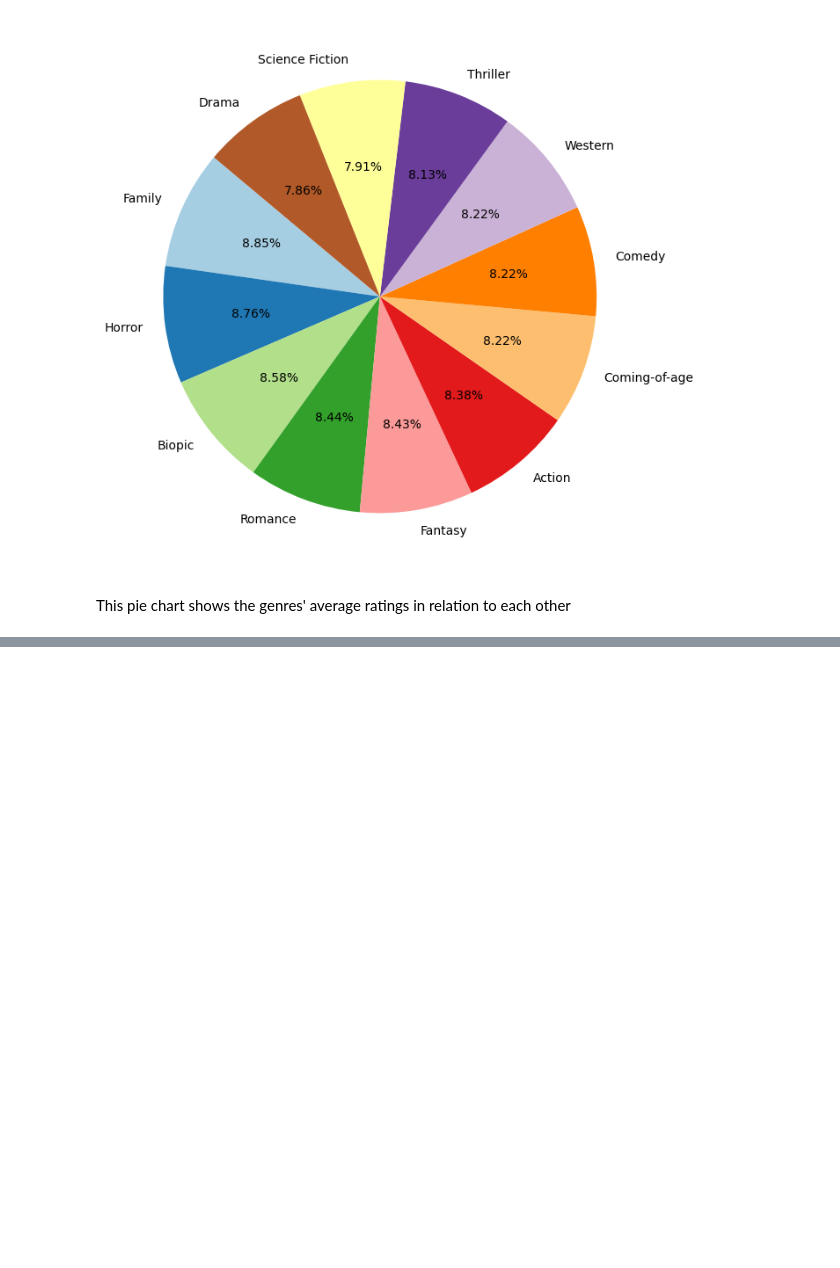
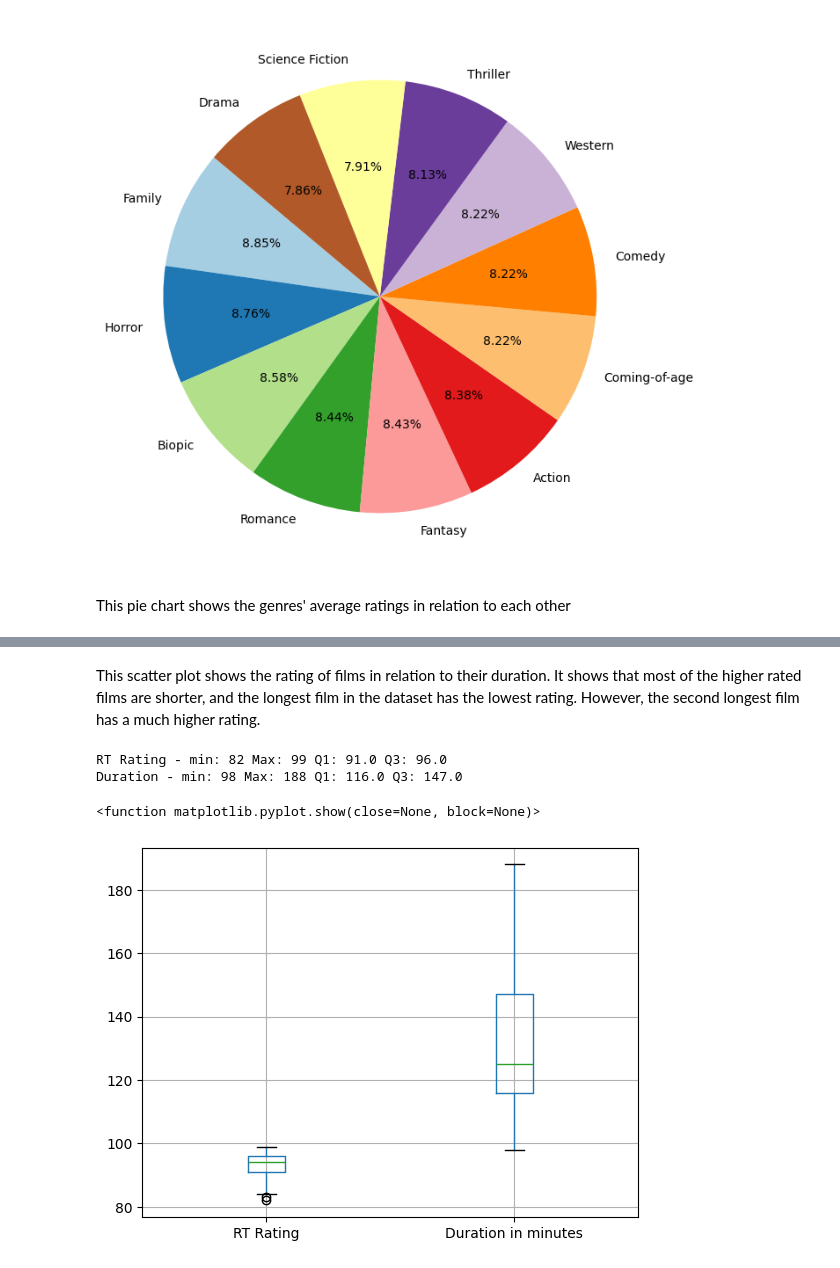
Before and after one commit to veinjarv/dt-2025-data-visualisation, a Jupyter notebook: notebooks/Assignment/film_analysis.ipynb, the cells around one changed output, grey strips where cells are left out. Saved outputs shown, nothing was run; the diff lists cells and outputs as text; code cells hidden in the pictures; blank space fills up the shorter version.

```diff
--- a/notebooks/Assignment/film_analysis.ipynb
+++ b/notebooks/Assignment/film_analysis.ipynb
@@ -64,0 +66,20 @@ plt.show
+# %% [markdown]
+This scatter plot shows the rating of films in relation to their duration. It shows that most of the higher rated films are shorter, and the longest film in the dataset has the lowest rating. However, the second longest film has a much higher rating.
+# %%
+rt_min = df["RT Rating"].min()
+rt_max = df["RT Rating"].max()
+rt_q1 = df["RT Rating"].quantile(0.25)
+rt_q3 = df["RT Rating"].quantile(0.75)
+ln_min = df["Duration in minutes"].min()
+ln_max = df["Duration in minutes"].max()
+ln_q1=df["Duration in minutes"].quantile(0.25)
+ln_q3=df["Duration in minutes"].quantile(0.75)
+print("RT Rating - min:", rt_min, "Max:", rt_max, "Q1:", rt_q1, "Q3:", rt_q3)
+print("Duration - min:", ln_min, "Max:", ln_max, "Q1:", ln_q1, "Q3:", ln_q3)
+df[["RT Rating", "Duration in minutes"]].boxplot()
+plt.show
+# %% [output]
+RT Rating - min: 82 Max: 99 Q1: 91.0 Q3: 96.0
+Duration - min: 98 Max: 188 Q1: 116.0 Q3: 147.0
+<function matplotlib.pyplot.show(close=None, block=None)>
+[figure, added]
```
Also changed, not shown: parts of 3 cells of this notebook.
